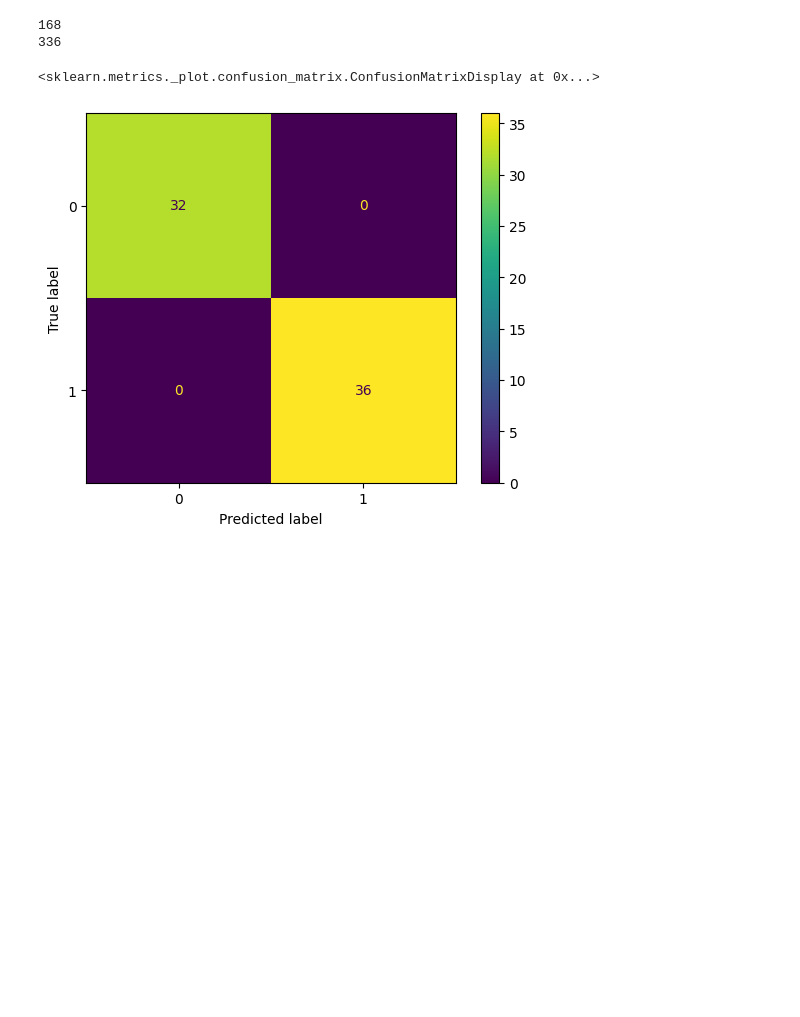
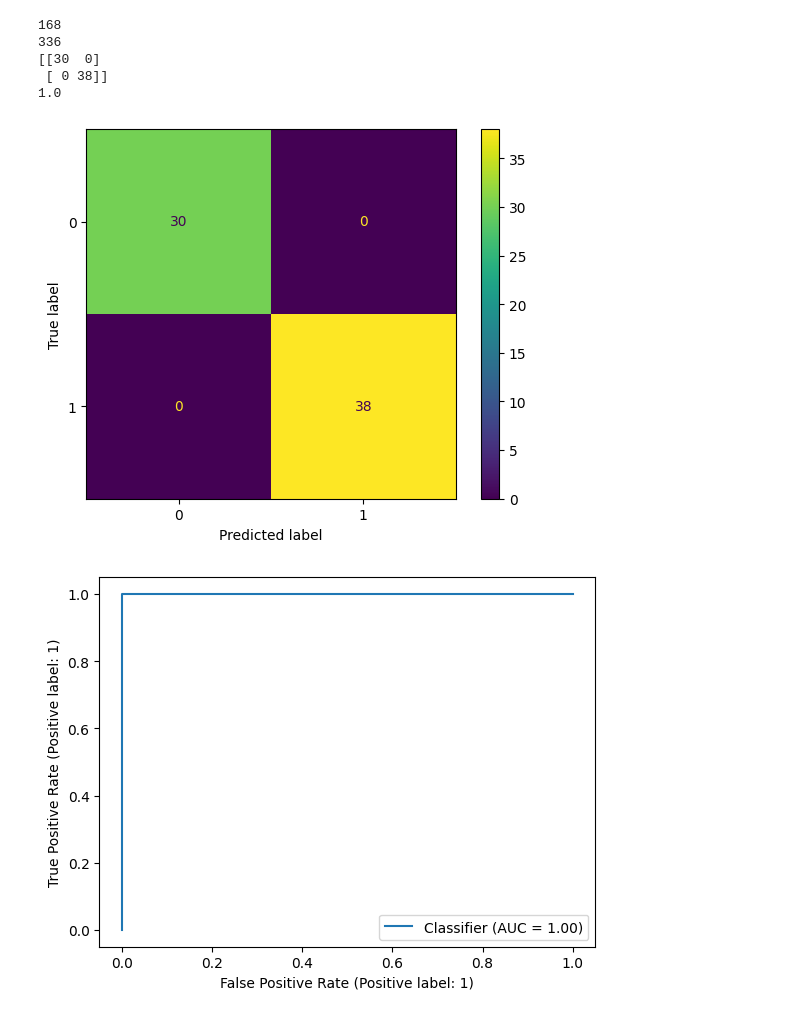
Before and after one commit to stirleng/Fire_Hazard_Evaluation, a Jupyter notebook: main.ipynb, the cells around one changed output. Drawn from its saved outputs; the diff is of its cells as text; code cells hidden in the pictures; blank space fills up the shorter version.

Commit message:
roc curve and score

```diff
--- a/main.ipynb
+++ b/main.ipynb
@@ -171,7 +171,7 @@ weather_df = pd.concat([downsampled_true, downsampled_false])
 
 #\code from chatgpt
 
-print(len(weather_df))
+display(weather_df)
 
 #more data processing
 drop_label_cols = ['STATION', 'DATE']
@@ -202,36 +202,46 @@ X_train = data_scaled_train.rename(columns=mapcols)
 
 data_scaled_test = pd.DataFrame(data_scaled_test)
 data_scaled_test.index = X_test.index
 mapcols = {}
 for idx in range(len(X_test.columns)):
     mapcols[idx] = X_test.columns[idx]
 X_test = data_scaled_test.rename(columns=mapcols)
 
 model = LogisticRegression()
 
 
 # Train the model on the training data
 model.fit(X_train, y_train)
 
 # Make predictions on the test data (probabilities)
 y_pred = model.predict(X_test)
+y_proba = model.predict_proba(X_test)
 
 
 # Extract the probability of belonging to class 1
-prob_class_1 = dict(zip([s[0:8] for s in weather_df_with_dates['DATE'].tolist()], y_proba[:, 0]))
+prob_class_1 = dict(zip([s[0:8] for s in weather_df_with_dates['DATE'].tolist()], y_proba[:, 1]))
 #print(prob_class_1)
 #print(np.mean(np.array(y_proba[:,0])))
 actual_fire_probs = [s[1] for s in prob_class_1.items() if s[0] in riverside_fire_dates]
 #print(np.mean(actual_fire_probs))
 conf_mat = confusion_matrix(y_pred=y_pred, y_true=y_test)
+print(conf_mat)
 conf_mat_display = ConfusionMatrixDisplay(conf_mat)
 conf_mat_display.plot()
+curve = roc_curve(y_true=y_test, y_score=y_proba[:,1])
+fpr = conf_mat[0,1]/np.sum(conf_mat)
+tpr = conf_mat[1,1]/np.sum(conf_mat)
+curve_display = RocCurveDisplay(fpr=fpr,tpr=tpr).from_predictions(y_true=y_test,y_pred=y_pred)
+print(roc_auc_score(y_true=y_test, y_score=y_proba[:,1]))
 #print([prob_class_1.get(s) for s in riverside_fire_dates[30:]])
 # %% [output]
 168
 336
+[[30  0]
+ [ 0 38]]
+1.0
-<sklearn.metrics._plot.confusion_matrix.ConfusionMatrixDisplay at 0x...>
-[figure, old version]
+[figure, new version]
+[figure, added]
 # %%
 # df = pd.read_csv("mapdataall.csv")
 # months = df["incident_date_created"].str.slice(5,7)
```
Also changed, not shown: parts of 2 cells of this notebook.
